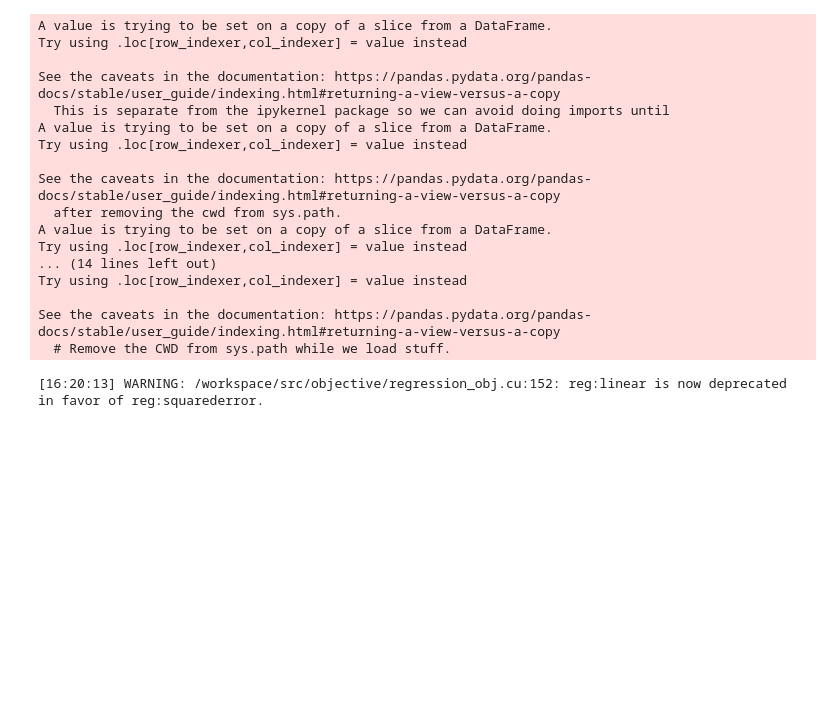
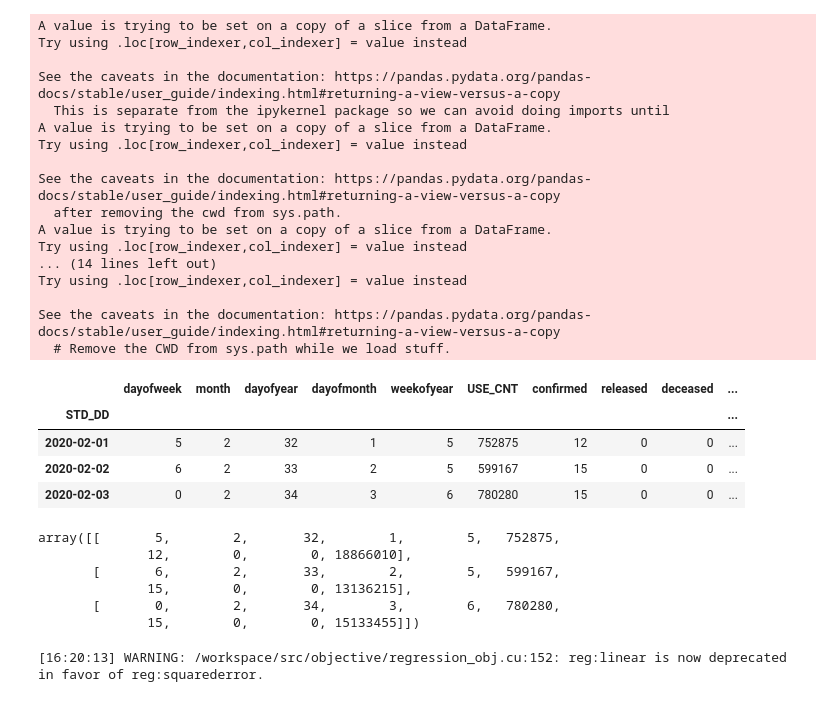
Before and after one commit to yoouza/bigcontest, a Jupyter notebook: data_analysis/XGBoost_baseline.ipynb, the cells around one changed output. Saved outputs shown, nothing was run; the diff lists cells and outputs as text; code cells hidden in the pictures; blank space fills up the shorter version.

```diff
--- a/data_analysis/XGBoost_baseline.ipynb
+++ b/data_analysis/XGBoost_baseline.ipynb
@@ -311,3 +330,24 @@ Try using .loc[row_indexer,col_indexer] = value instead
 
 See the caveats in the documentation: https://pandas.pydata.org/pandas-docs/stable/user_guide/indexing.html#returning-a-view-versus-a-copy
   # Remove the CWD from sys.path while we load stuff.
+# %%
+window = 3 # 앞의 3일을 보고 뒤의 AMT를 예측하는 식으로 훈련
+i = 0
+xtrain = X_train.iloc[i:i+window,:].join(pd.DataFrame({'BEFORE_AMT': y_train[i:i+window]}))
+x_columns = xtrain.columns
+xtrain
+# %% [output]
+|  | dayofweek | month | dayofyear | dayofmonth | weekofyear | USE_CNT | confirmed | released | deceased | ... |
+| STD_DD |  |  |  |  |  |  |  |  |  | ... |
+| 2020-02-01 | 5 | 2 | 32 | 1 | 5 | 752875 | 12 | 0 | 0 | ... |
+| 2020-02-02 | 6 | 2 | 33 | 2 | 5 | 599167 | 15 | 0 | 0 | ... |
+| 2020-02-03 | 0 | 2 | 34 | 3 | 6 | 780280 | 15 | 0 | 0 | ... |
+# %%
+np.array(xtrain)
+# %% [output]
+array([[       5,        2,       32,        1,        5,   752875,
+              12,        0,        0, 18866010],
+       [       6,        2,       33,        2,        5,   599167,
+              15,        0,        0, 13136215],
+       [       0,        2,       34,        3,        6,   780280,
+              15,        0,        0, 15133455]])
```
Also changed, not shown: parts of 6 cells of this notebook.
